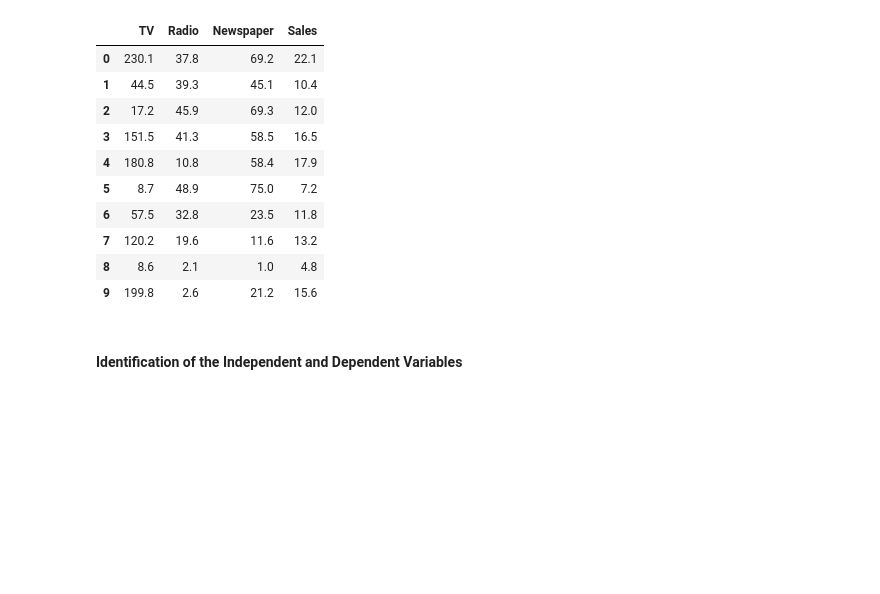
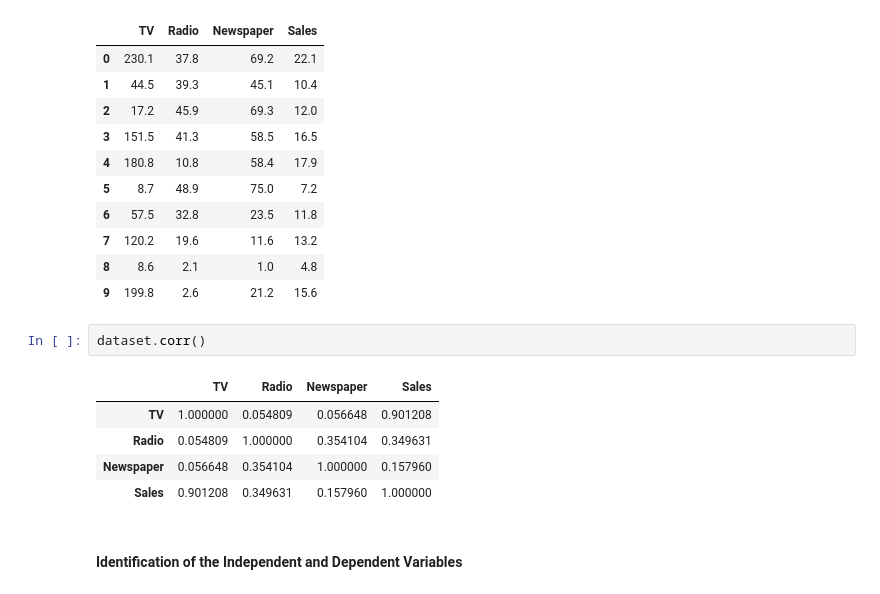
Before and after one commit to leandawnleandawn/MeXEE402_Midterm_EmmanGumapac-LyndonAllenSales, a Jupyter notebook: Linear Regression/Linear Regression.ipynb, the cells around one changed output. Drawn from its saved outputs; the diff is of its cells as text; blank space fills up the shorter version.

```diff
--- a/Linear Regression/Linear Regression.ipynb
+++ b/Linear Regression/Linear Regression.ipynb
@@ -42,6 +42,14 @@ dataset.head(10)
 | 7 | 120.2 | 19.6 | 11.6 | 13.2 |
 | 8 | 8.6 | 2.1 | 1.0 | 4.8 |
 | 9 | 199.8 | 2.6 | 21.2 | 15.6 |
+# %%
+dataset.corr()
+# %% [output]
+|  | TV | Radio | Newspaper | Sales |
+| TV | 1.000000 | 0.054809 | 0.056648 | 0.901208 |
+| Radio | 0.054809 | 1.000000 | 0.354104 | 0.349631 |
+| Newspaper | 0.056648 | 0.354104 | 1.000000 | 0.157960 |
+| Sales | 0.901208 | 0.349631 | 0.157960 | 1.000000 |
 # %% [markdown]
 #### Identification of the Independent and Dependent Variables
 # %%
```
Also changed, not shown: parts of 9 cells of this notebook, 1 other file.
